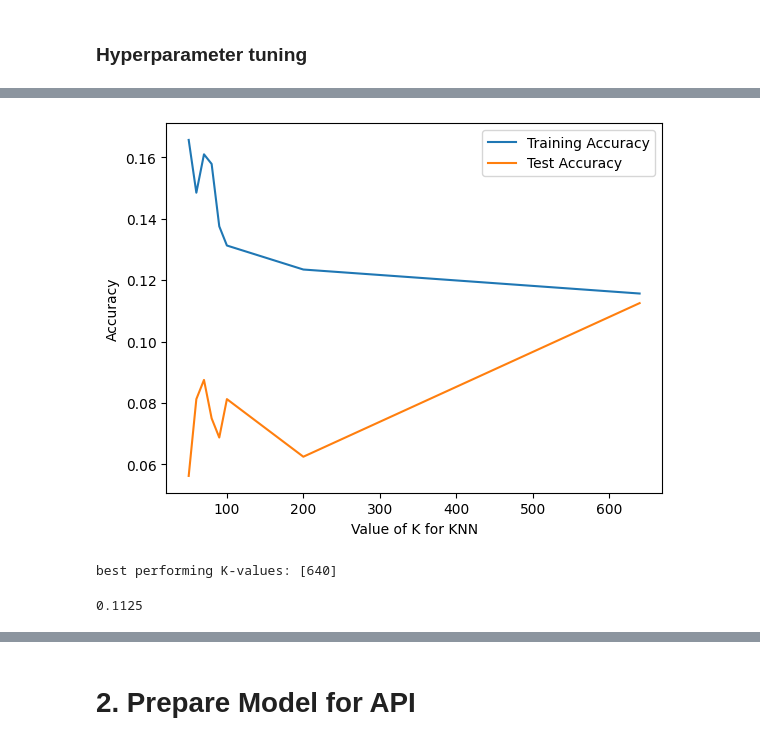
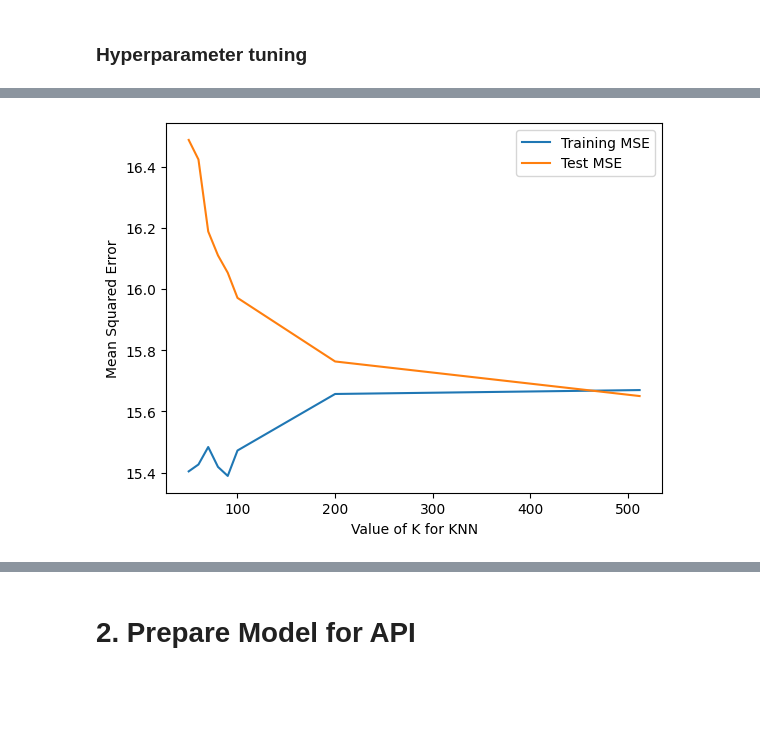
Before and after one commit to TechLabs-Berlin/ws24-skillswap, a Jupyter notebook: DS/01_Notebooks/04_Modeling/Activity_Projection/Activity_Projection.ipynb, the cells around one changed output, grey strips where cells are left out. Saved outputs shown, nothing was run; the diff lists cells and outputs as text; code cells hidden in the pictures; blank space fills up the shorter version.

Commit message:
implement knn regressor

```diff
--- a/DS/01_Notebooks/04_Modeling/Activity_Projection/Activity_Projection.ipynb
+++ b/DS/01_Notebooks/04_Modeling/Activity_Projection/Activity_Projection.ipynb
@@ -71,7 +72,7 @@ scaler.fit(X_train)
 X_train = scaler.transform(X_train)
 X_test = scaler.transform(X_test)
 # %%
-from sklearn.neighbors import KNeighborsClassifier
-knn = KNeighborsClassifier(n_neighbors=50)
-knn.fit(X_train, y_train)
+from sklearn.neighbors import KNeighborsRegressor
+knn_regressor = KNeighborsRegressor(n_neighbors=50)
+knn_regressor.fit(X_train, y_train)
 # %% [output]
@@ -179,15 +157,3 @@ Standard Deviation of Accuracy: 0.040485336851754115
 ## 1.3 Performance improvement
 # %% [markdown]
 ### Hyperparameter tuning
-# %%
-k_range = [50, 60, 70, 80, 90, 100, 200, 640]
-scores = []
-for i in k_range:
-    knn = KNeighborsClassifier(n_neighbors=i)
-    knn.fit(X_train, y_train)
-    y_pred = knn.predict(X_test)
-    scores.append(metrics.accuracy_score(y_test, y_pred))
-plt.plot(k_range, scores)
-plt.xlabel('Value of K for KNN')
-plt.ylabel('Cross-Validated Accuracy')
-plt.show()
@@ -196,45 +160,30 @@ plt.show()
 # %%
-k_range = [50, 60, 70, 80, 90, 100, 200, 640]
+max_neighbors = min(512, len(X_train))
+
+k_range = [50, 60, 70, 80, 90, 100, 200, max_neighbors]
 train_scores = []
 test_scores = []
 
 for k in k_range:
-    knn = KNeighborsClassifier(n_neighbors=k)
-    knn.fit(X_train, y_train)
+    knn_regressor = KNeighborsRegressor(n_neighbors=k)
+    knn_regressor.fit(X_train, y_train)  # Train the model on the training set
 
-    # Predictions on training set
-    y_train_pred = knn.predict(X_train)
-    train_accuracy = metrics.accuracy_score(y_train, y_train_pred)
-    train_scores.append(train_accuracy)
+    # Predict on the training set
+    y_train_pred = knn_regressor.predict(X_train)
+    train_mse = mean_squared_error(y_train, y_train_pred)
+    train_scores.append(train_mse)
 
-    # Predictions on test set
-    y_test_pred = knn.predict(X_test)
-    test_accuracy = metrics.accuracy_score(y_test, y_test_pred)
-    test_scores.append(test_accuracy)
+    # Predict on the test set
+    y_test_pred = knn_regressor.predict(X_test)
+    test_mse = mean_squared_error(y_test, y_test_pred)
+    test_scores.append(test_mse)
 
-plt.plot(k_range, train_scores, label='Training Accuracy')
-plt.plot(k_range, test_scores, label='Test Accuracy')
+# Plot the results
+plt.plot(k_range, train_scores, label='Training MSE')
+plt.plot(k_range, test_scores, label='Test MSE')
 plt.xlabel('Value of K for KNN')
-plt.ylabel('Accuracy')
+plt.ylabel('Mean Squared Error')
 plt.legend()
 plt.show()
 # %% [output]
-[figure, old version]
+[figure, new version]
-# %%
-max_score = max(scores)
-
-max_index = scores.index(max_score)
-peak_k_value = k_range[max_index]
-
-peak_indices = [i for i, score in enumerate(scores) if score == max_score]
-peak_k_values = [k_range[index] for index in peak_indices]
-
-print("best performing K-values:", peak_k_values)
-# %% [output]
-best performing K-values: [640]
-# %%
-knn = KNeighborsClassifier(n_neighbors=640)
-knn.fit(X_train, y_train)
-knn.score(X_test, y_test)
-# %% [output]
-0.1125
```
Also changed, not shown: parts of 19 cells of this notebook.
